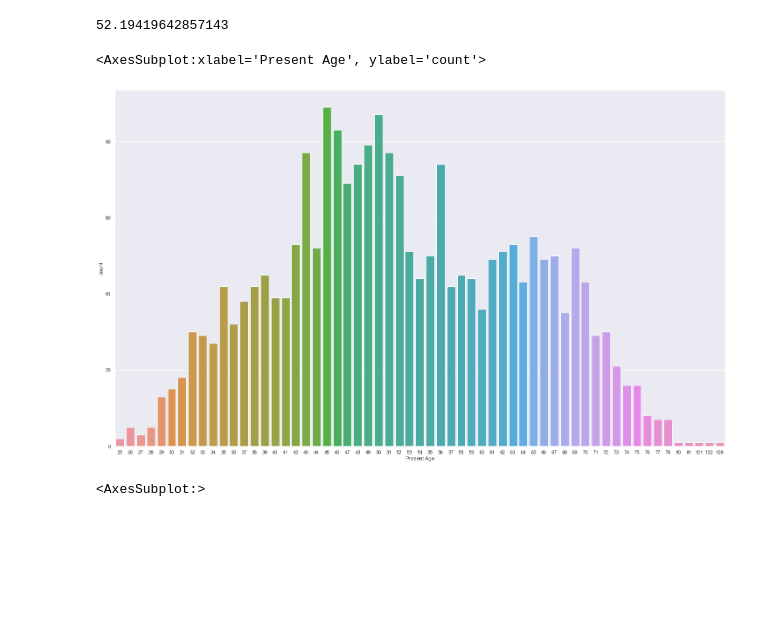
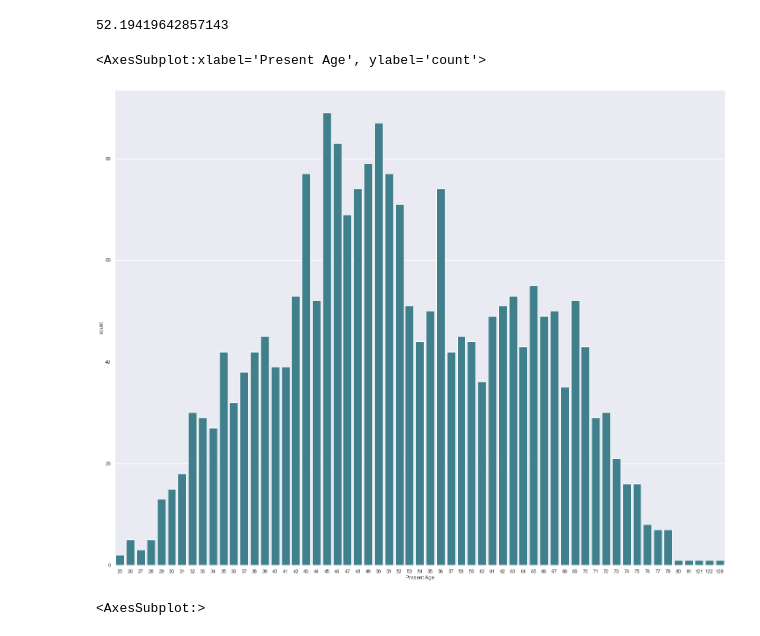
Before and after one commit to gaoqian310/Customer_Personality_Aanlysis, a Jupyter notebook: main.ipynb, the cells around one changed output. Drawn from its saved outputs; the diff is of its cells as text; code cells hidden in the pictures; blank space fills up the shorter version.

```diff
--- a/main.ipynb
+++ b/main.ipynb
@@ -43,12 +43,12 @@ avg_age = sum(list(df['Present Age']))/len(df['Present Age'])
 print(avg_age)
 # %% [output]
 52.19419642857143
-# %%
-sns.set(rc={'figure.figsize':(25,15)})
-sns.countplot(x = df['Present Age'],data=df)
-# %% [output]
-<AxesSubplot:xlabel='Present Age', ylabel='count'>
-[figure, removed]
+# %%
+sns.set(rc={'figure.figsize':(25,20)})
+sns.countplot(x = df['Present Age'],data = df,palette = ['#338999'])
+# %% [output]
+<AxesSubplot:xlabel='Present Age', ylabel='count'>
+[figure, added]
 # %%
 df['TotalPurchaseThroughCampaign'] = df['AcceptedCmp1'] + df['AcceptedCmp2'] + df['AcceptedCmp3'] + df['AcceptedCmp4']  + df['AcceptedCmp5'] + df['Response']
 df['TotalPurchaseThroughCampaign'].head()
```
Also changed, not shown: parts of 1 cell of this notebook, 1 other file.
